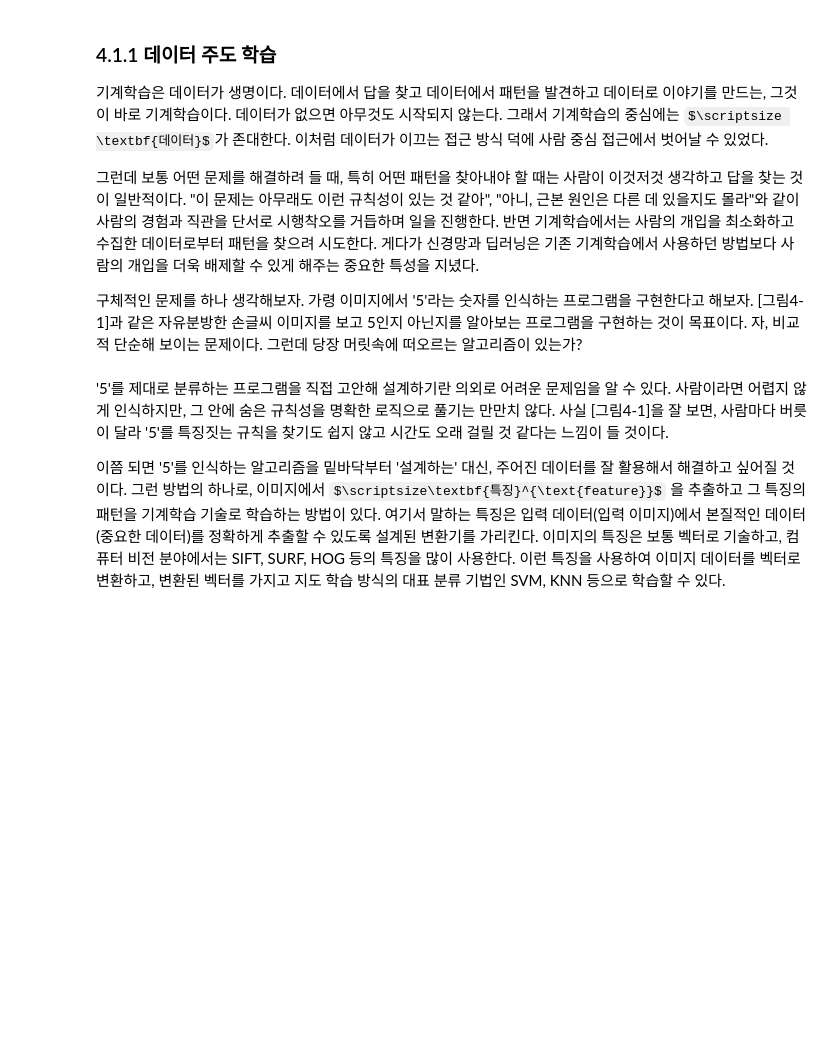
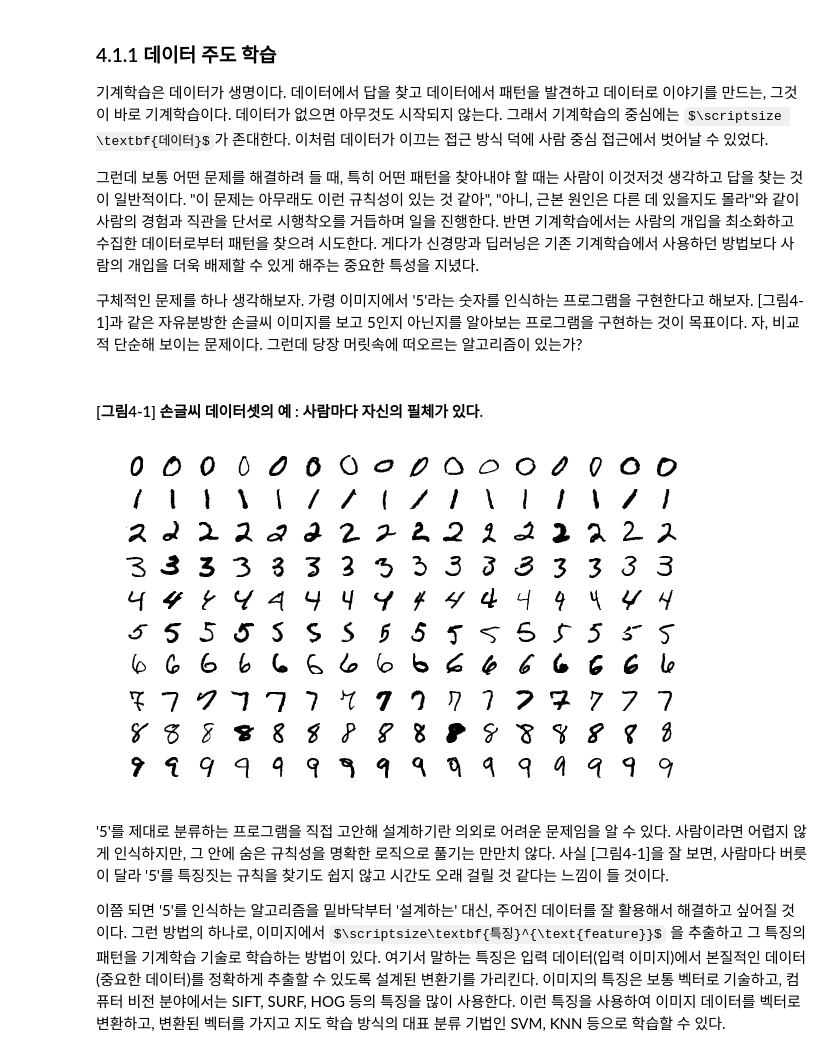
Before and after one commit to SeungChanBaek-stat/deep-learning-from-scratch, a Jupyter notebook: chapter-4/chapter-4-LearningNeuralNet.ipynb, the cells around one changed output. Cells and saved outputs as stored; diff of their text form; code cells hidden in the pictures; some formulas as TeX source; blank space fills up the shorter version.

```diff
--- a/chapter-4/chapter-4-LearningNeuralNet.ipynb
+++ b/chapter-4/chapter-4-LearningNeuralNet.ipynb
@@ -11,6 +11,13 @@
 그런데 보통 어떤 문제를 해결하려 들 때, 특히 어떤 패턴을 찾아내야 할 때는 사람이 이것저것 생각하고 답을 찾는 것이 일반적이다. "이 문제는 아무래도 이런 규칙성이 있는 것 같아", "아니, 근본 원인은 다른 데 있을지도 몰라"와 같이 사람의 경험과 직관을 단서로 시행착오를 거듭하며 일을 진행한다. 반면 기계학습에서는 사람의 개입을 최소화하고 수집한 데이터로부터 패턴을 찾으려 시도한다. 게다가 신경망과 딥러닝은 기존 기계학습에서 사용하던 방법보다 사람의 개입을 더욱 배제할 수 있게 해주는 중요한 특성을 지녔다.
 
 구체적인 문제를 하나 생각해보자. 가령 이미지에서 '5'라는 숫자를 인식하는 프로그램을 구현한다고 해보자. [그림4-1]과 같은 자유분방한 손글씨 이미지를 보고 5인지 아닌지를 알아보는 프로그램을 구현하는 것이 목표이다. 자, 비교적 단순해 보이는 문제이다. 그런데 당장 머릿속에 떠오르는 알고리즘이 있는가?
+# %% [markdown]
+#### [그림4-1] 손글씨 데이터셋의 예 : 사람마다 자신의 필체가 있다.
+# %%
+from PIL import Image
+Image.open('C:\\Users\\SAMSUNG\\Downloads\\deep-learning-from-scratch-series\\Part-1\\chapter-4\\images\\fig 4-1.png')
+# %% [output]
+[figure, added]
 # %% [markdown]
 '5'를 제대로 분류하는 프로그램을 직접 고안해 설계하기란 의외로 어려운 문제임을 알 수 있다. 사람이라면 어렵지 않게 인식하지만, 그 안에 숨은 규칙성을 명확한 로직으로 풀기는 만만치 않다. 사실 [그림4-1]을 잘 보면, 사람마다 버릇이 달라 '5'를 특징짓는 규칙을 찾기도 쉽지 않고 시간도 오래 걸릴 것 같다는 느낌이 들 것이다.
 
```
Also changed, not shown: parts of 164 cells of this notebook, 48 other files.
